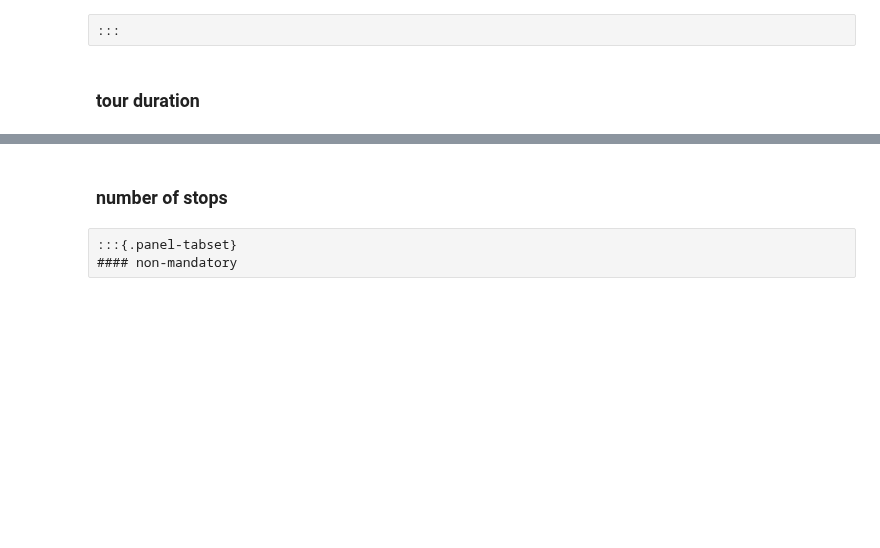
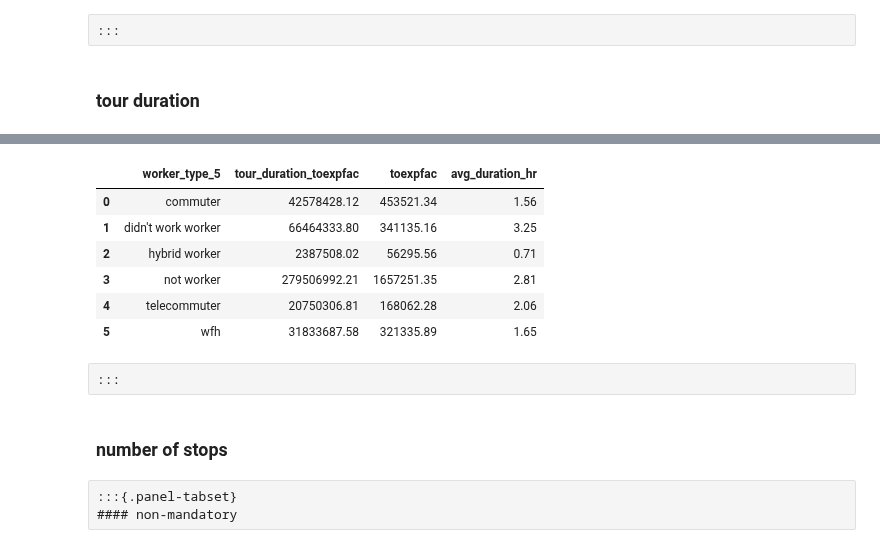
Before and after one commit to psrc/soundcast, a Jupyter notebook: scripts/summarize/validation/validation_scripts/telecommute_analysis.ipynb, the cells around one changed output, grey strips where cells are left out. Saved outputs shown, nothing was run; the diff lists cells and outputs as text; code cells hidden in the pictures; blank space fills up the shorter version.

Commit message:
add non-mandatory tour duration+departure time

```diff
--- a/scripts/summarize/validation/validation_scripts/telecommute_analysis.ipynb
+++ b/scripts/summarize/validation/validation_scripts/telecommute_analysis.ipynb
@@ -410,20 +419,24 @@ for sc in survey_person_day['source'].unique():
 # %%
-for sc in survey_person_day['source'].unique():
+def plot_duration(tourdata, title_name):
 
-    df = survey_work_tour[survey_work_tour['source']==sc]
+    for sc in survey_person_day['source'].unique():
 
-    df_plot = df.groupby(['worker_type_5','tour_duration_hr'])['toexpfac'].agg(sample_count='size', toexpfac='sum').reset_index()
-    df_plot['percentage'] = df_plot.groupby('worker_type_5', group_keys=False)['toexpfac']. \
-        apply(lambda x: x / float(x.sum()))
+        df = tourdata[tourdata['source']==sc]
 
-    fig = px.bar(df_plot,
-                x="tour_duration_hr", y="percentage", barmode="group",
-                color='worker_type_5',
-                hover_data=['toexpfac','sample_count'],
-                title=f"{sc}: work tour duration (hour) by worker type")
-    fig.update_layout(height=300, width=750)
-    fig.for_each_xaxis(lambda a: a.update(dict(dtick = 1, categoryorder='category ascending')))
-    fig.for_each_yaxis(lambda a: a.update(dict(tickformat=".0%")))
-    fig.show()
+        df_plot = df.groupby(['worker_type_5','tour_duration_hr'])['toexpfac'].agg(sample_count='size', toexpfac='sum').reset_index()
+        df_plot['percentage'] = df_plot.groupby('worker_type_5', group_keys=False)['toexpfac']. \
+            apply(lambda x: x / float(x.sum()))
+
+        fig = px.bar(df_plot,
+                    x="tour_duration_hr", y="percentage", barmode="group",
+                    color='worker_type_5',
+                    hover_data=['toexpfac','sample_count'],
+                    title=f"{sc}: " + title_name)
+        fig.update_layout(height=350, width=750)
+        fig.for_each_xaxis(lambda a: a.update(dict(dtick = 1, categoryorder='category ascending')))
+        fig.for_each_yaxis(lambda a: a.update(dict(tickformat=".0%")))
+        fig.show()
+
+plot_duration(survey_work_tour, "work tour duration (hour) by worker type")
 # %% [output]
 [interactive output not drawn]
@@ -430,0 +443,11 @@ for sc in survey_person_day['source'].unique():
+# %%
+def print_avg_duration(tourdata):
+    df = tourdata.copy()
+    df['tour_duration_toexpfac'] = df['tour_duration'] * df['toexpfac']
+
+    df_plot = df.groupby(['worker_type_5']).agg({'tour_duration_toexpfac':'sum',
+                                                'toexpfac':'sum'}).reset_index()
+    df_plot['avg_duration_hr'] = df_plot['tour_duration_toexpfac']/df_plot['toexpfac']/60
+    display(df_plot.style.format(precision=2))
+
+print_avg_duration(survey_work_tour)
@@ -431,3 +466,15 @@ for sc in survey_person_day['source'].unique():
+# %%
+print_avg_duration(survey_non_man_tour)
+# %% [output]
+|  | worker_type_5 | tour_duration_toexpfac | toexpfac | avg_duration_hr |
+| 0 | commuter | 42578428.12 | 453521.34 | 1.56 |
+| 1 | didn't work worker | 66464333.80 | 341135.16 | 3.25 |
+| 2 | hybrid worker | 2387508.02 | 56295.56 | 0.71 |
+| 3 | not worker | 279506992.21 | 1657251.35 | 2.81 |
+| 4 | telecommuter | 20750306.81 | 168062.28 | 2.06 |
+| 5 | wfh | 31833687.58 | 321335.89 | 1.65 |
+# %% [raw]
+:::
 # %% [markdown]
 ### number of stops
 # %% [raw]
```
Also changed, not shown: parts of 25 cells of this notebook.
